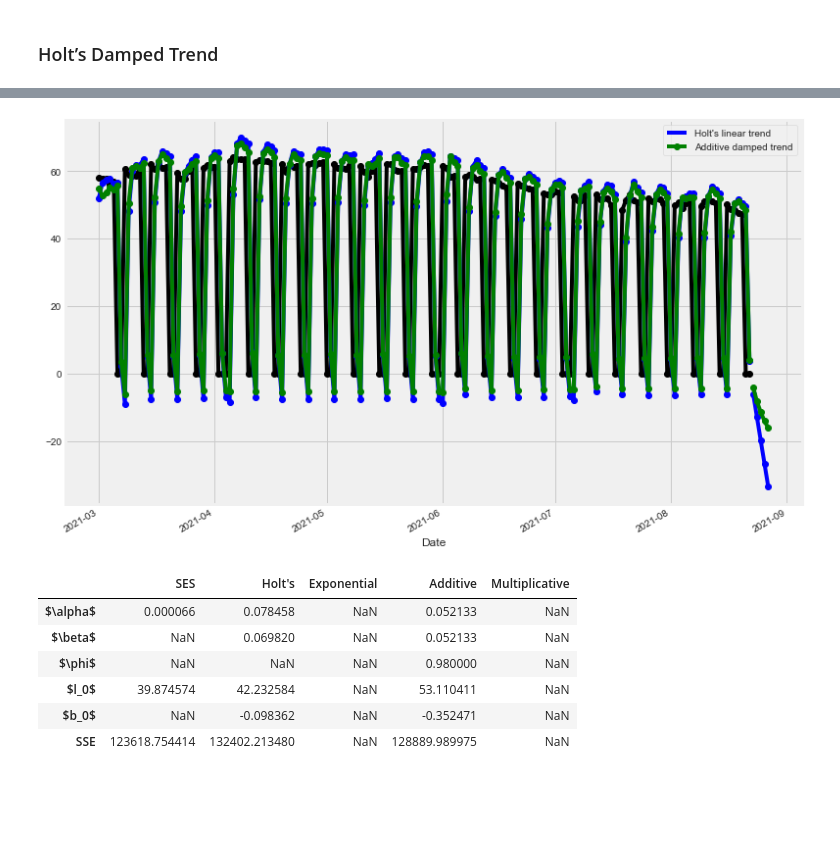
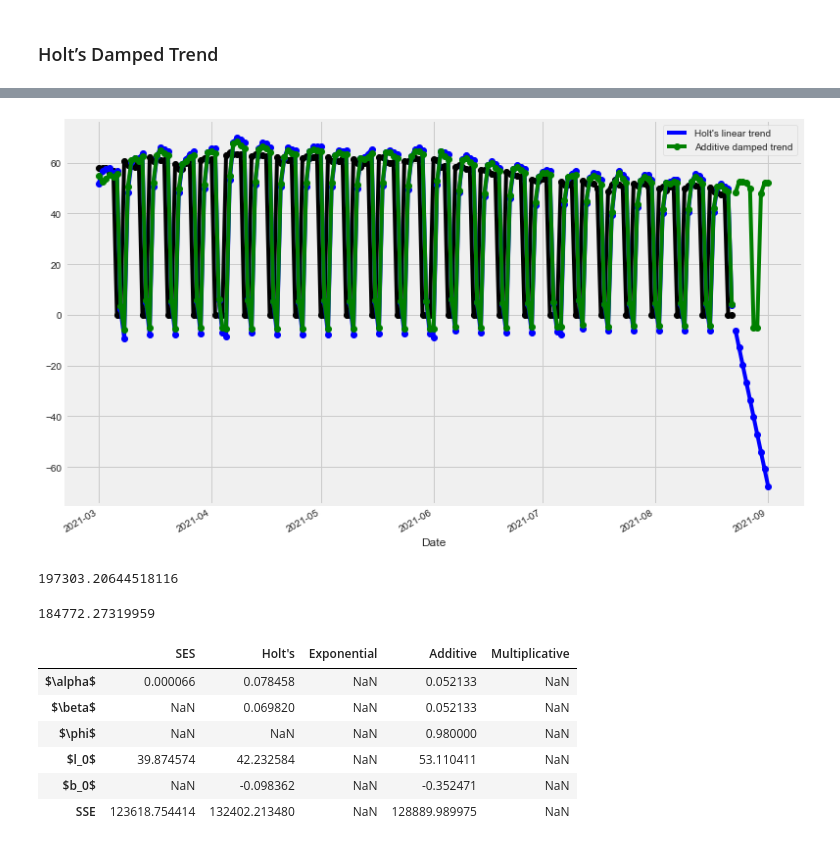
Before and after one commit to miazfryer/airlines_stocks, a Jupyter notebook: 03_Expoential_model.ipynb, the cells around one changed output, grey strips where cells are left out. Saved outputs shown, nothing was run; the diff lists cells and outputs as text; code cells hidden in the pictures; blank space fills up the shorter version.

```diff
--- a/03_Expoential_model.ipynb
+++ b/03_Expoential_model.ipynb
@@ -219,29 +210,30 @@ plt.legend();
 # %%
 fit1 = Holt(train, initialization_method="estimated").fit(
     smoothing_level=0.8, smoothing_trend=0.2, optimized=False
 )
-fcast1 = fit1.forecast(5).rename("Holt's linear trend")
-#fit2 = Holt(air, exponential=True, initialization_method="estimated").fit(
-    #smoothing_level=0.8, smoothing_trend=0.2, optimized=False
-#)
-#fcast2 = fit2.forecast(5).rename("Exponential trend")
-fit3 = Holt(train, damped_trend=True, initialization_method="estimated").fit(
+fcast1 = fit1.forecast(10).rename("Holt's linear trend")
+
+fit2 = Holt(train, damped_trend=True, initialization_method="estimated").fit(
     smoothing_level=0.8, smoothing_trend=0.2
 )
-fcast3 = fit3.forecast(5).rename("Additive damped trend")
+fcast2 = fit3.forecast(10).rename("Additive damped trend")
 
 plt.figure(figsize=(12, 8))
 plt.plot(train, marker="o", color="black")
 fit1.fittedvalues.plot(marker="o", color='blue')
 fcast1.plot(color='blue', marker="o", legend=True)
-#fit2.fittedvalues.plot(marker="o", color='red')
-#fcast2.plot(color='red', marker="o", legend=True)
-fit3.fittedvalues.plot(marker="o", color='green')
-fcast3.plot(color='green', marker="o", legend=True)
+
+fit2.fittedvalues.plot(marker="o", color='green')
+fcast2.plot(color='green', marker="o", legend=True)
 
 plt.show()
 # %% [output]
-[figure, old version]
+[figure, new version]
+# %%
+display(fit1.sse, fit2.sse)
+# %% [output]
+197303.20644518116
+184772.27319959
 # %%
 fit1 = SimpleExpSmoothing(train, initialization_method="estimated").fit()
 fcast1 = fit1.forecast(12).rename("SES")
```
Also changed, not shown: parts of 14 cells of this notebook.
